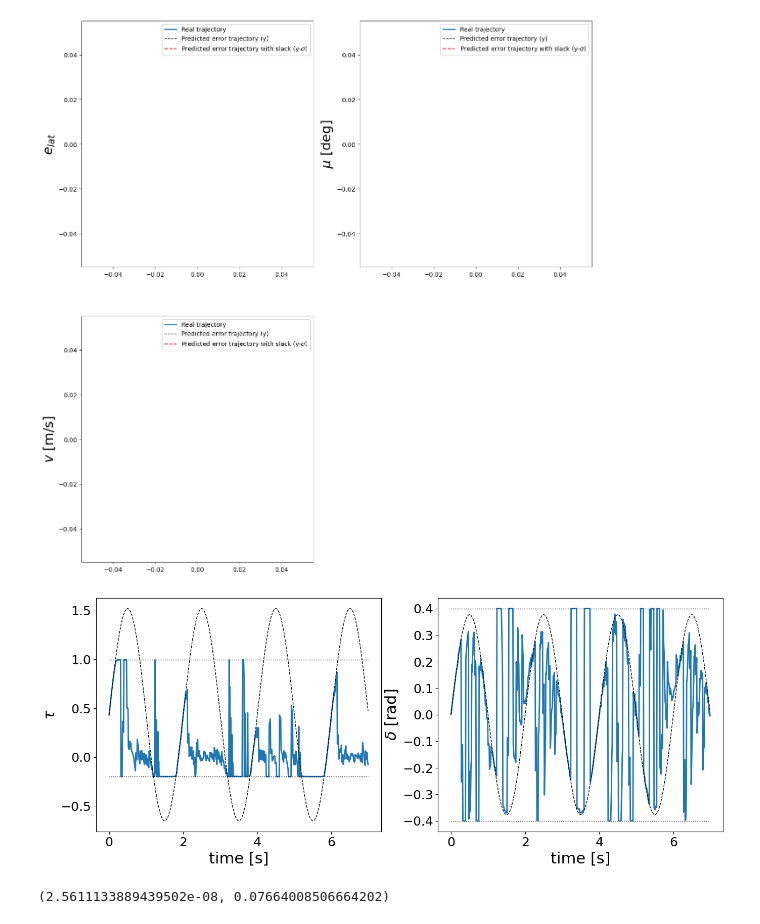
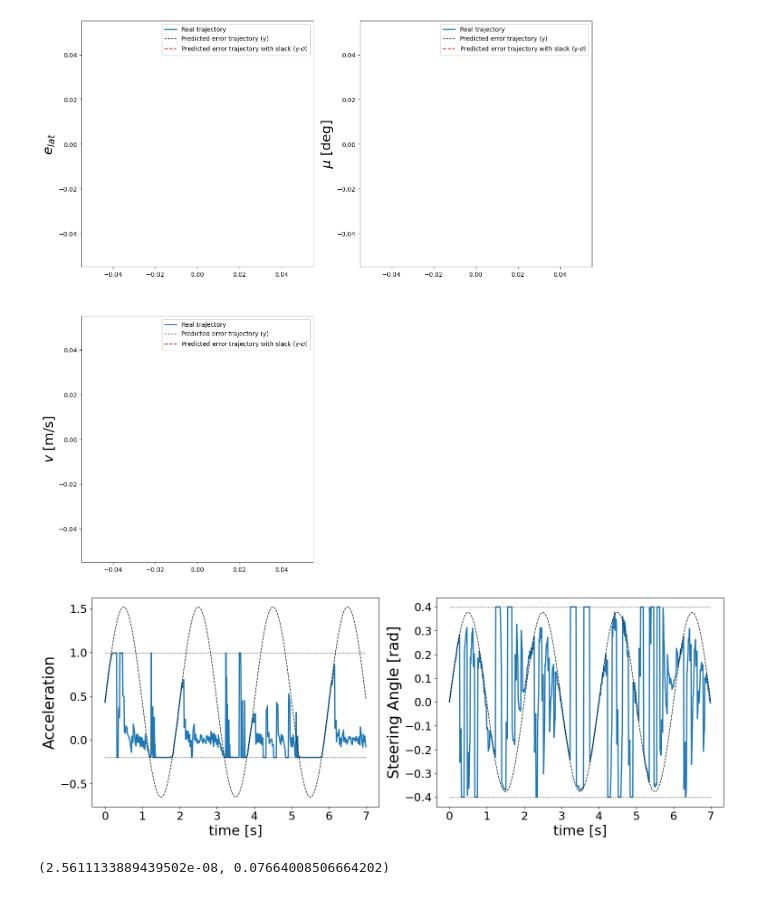
Before and after one commit to HuangYujun-JunkyTalent/DataDrivenSafetyFilter, a Jupyter notebook: track_simulation.ipynb, the cells around one changed output. Cells and saved outputs as stored; diff of their text form; code cells hidden in the pictures.

```diff
--- a/track_simulation.ipynb
+++ b/track_simulation.ipynb
@@ -195,16 +195,18 @@ plt.show()
 [figure]
 # %%
 # plot given and applied inputs
-plt.figure(figsize=(16,6))
+plt.figure(figsize=(18,6))
 ax = plt.subplot(121)
 results.plot_input_applied(0, ax, constraint=(simulator.a_min*simulator.m, simulator.a_max*simulator.m))
 results.plot_input_obj(0, ax)
+ax.set_ylabel('Acceleration', fontsize=24)
 ax = plt.subplot(122)
 results.plot_input_applied(1, ax, constraint=(-simulator.delta_max, simulator.delta_max))
 results.plot_input_obj(1, ax)
+ax.set_ylabel('Steering Angle [rad]', fontsize=24)
 plt.show(block=True)
 # %% [output]
-[figure, old version]
+[figure, new version]
 # %%
 sigma_max = results.calculate_sigma_infty_value()
 print(sigma_max)
```
